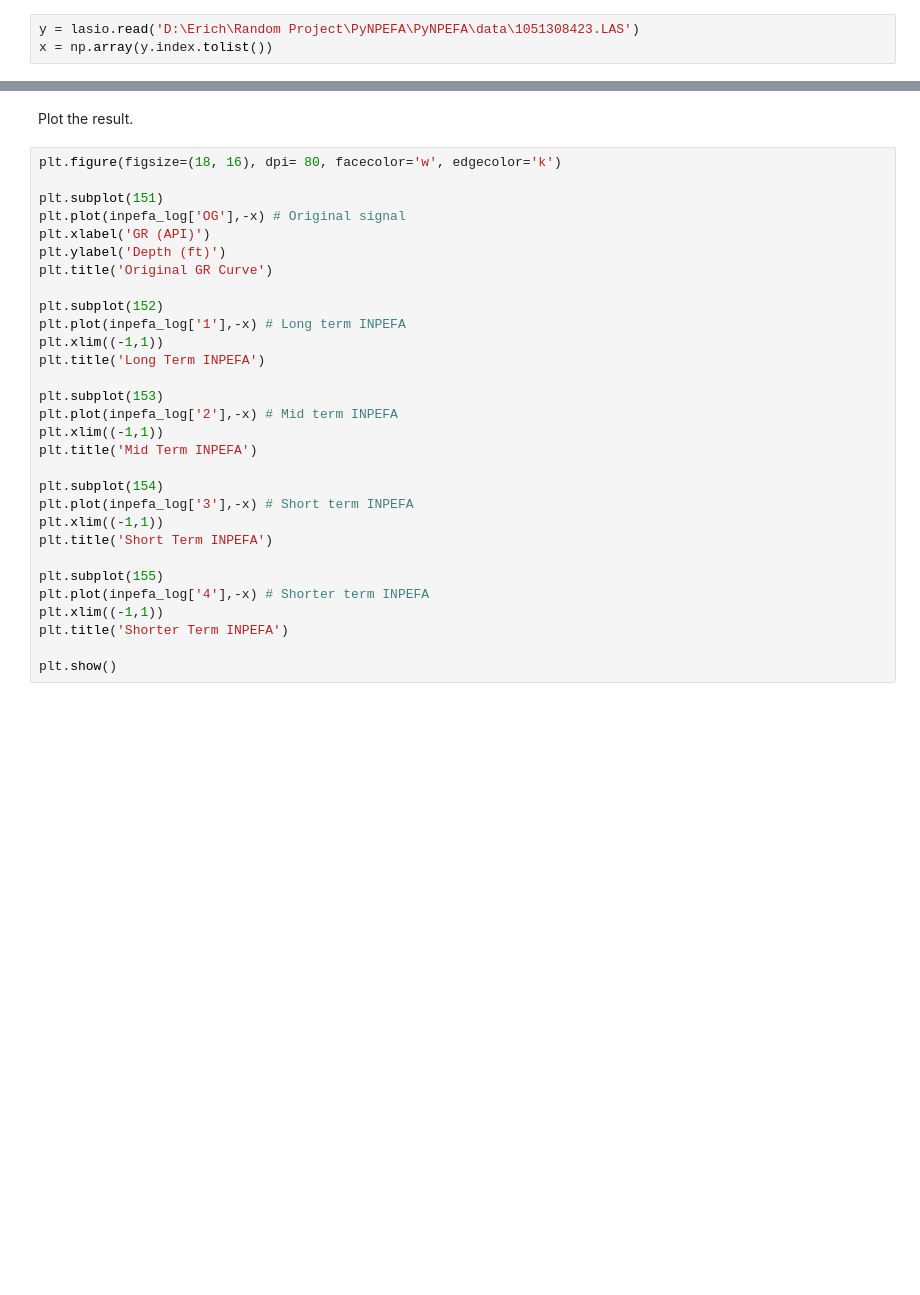
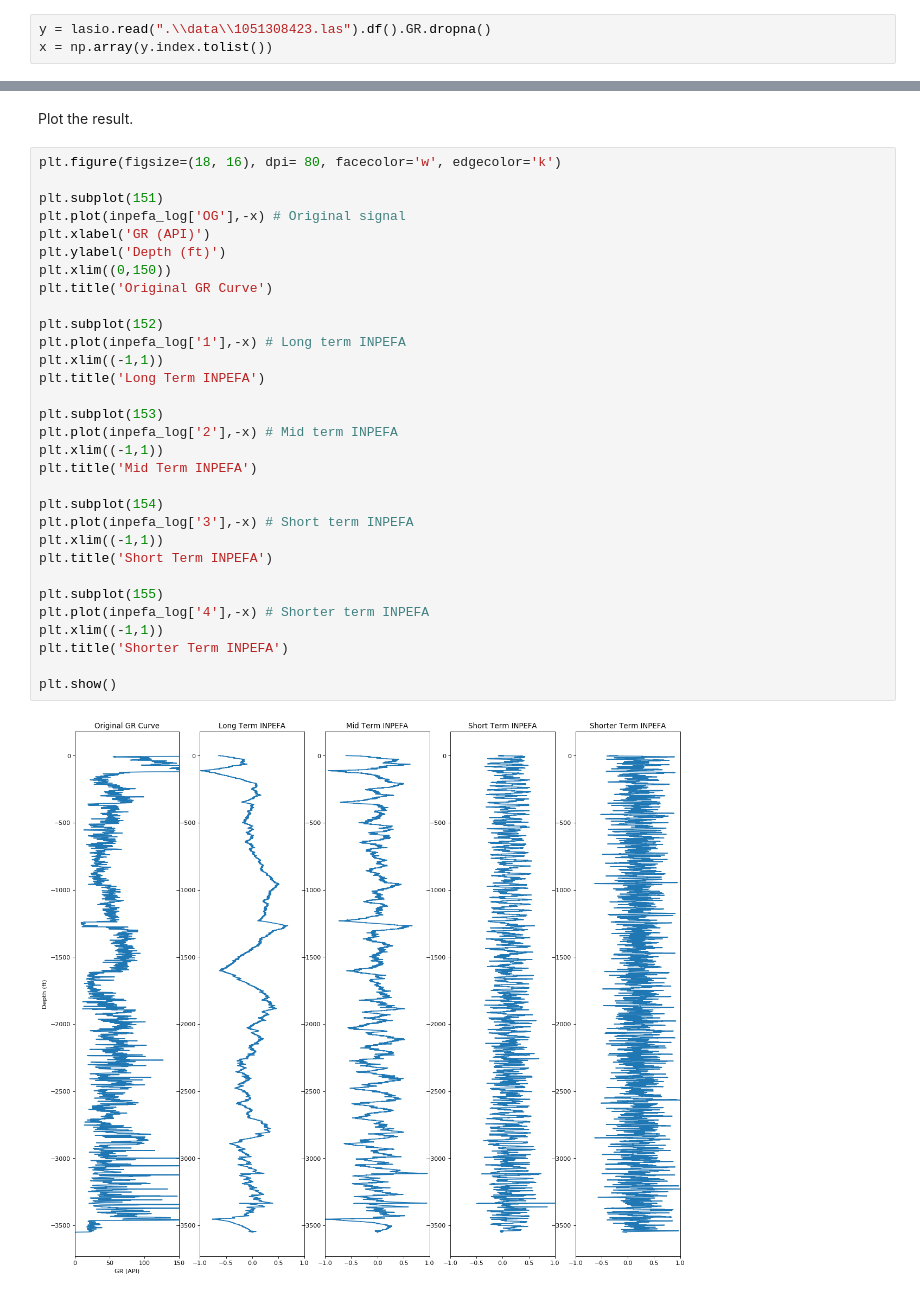
Before and after one commit to daeIy/PyNPEFA, a Jupyter notebook: example.ipynb, the cells around one changed output, grey strips where cells are left out. Cells and saved outputs as stored; diff of their text form; blank space fills up the shorter version.

```diff
--- a/example.ipynb
+++ b/example.ipynb
@@ -12,5 +12,5 @@ from PyNPEFA import PyNPEFA
 # %% [markdown]
 Read LAS file by using lasio Python package.
 # %%
-y = lasio.read('D:\Erich\Random Project\PyNPEFA\PyNPEFA\data\1051308423.LAS')
+y = lasio.read(".\\data\\1051308423.las").df().GR.dropna()
 x = np.array(y.index.tolist())
@@ -25,30 +42,33 @@ Plot the result.
 # %%
 plt.figure(figsize=(18, 16), dpi= 80, facecolor='w', edgecolor='k')
 
 plt.subplot(151)
 plt.plot(inpefa_log['OG'],-x) # Original signal
 plt.xlabel('GR (API)')
 plt.ylabel('Depth (ft)')
+plt.xlim((0,150))
 plt.title('Original GR Curve')
 
 plt.subplot(152)
 plt.plot(inpefa_log['1'],-x) # Long term INPEFA
 plt.xlim((-1,1))
 plt.title('Long Term INPEFA')
 
 plt.subplot(153)
 plt.plot(inpefa_log['2'],-x) # Mid term INPEFA
 plt.xlim((-1,1))
 plt.title('Mid Term INPEFA')
 
 plt.subplot(154)
 plt.plot(inpefa_log['3'],-x) # Short term INPEFA
 plt.xlim((-1,1))
 plt.title('Short Term INPEFA')
 
 plt.subplot(155)
 plt.plot(inpefa_log['4'],-x) # Shorter term INPEFA
 plt.xlim((-1,1))
 plt.title('Shorter Term INPEFA')
 
 plt.show()
+# %% [output]
+[figure, added]
```
Also changed, not shown: parts of 2 cells of this notebook, 1 other file.
